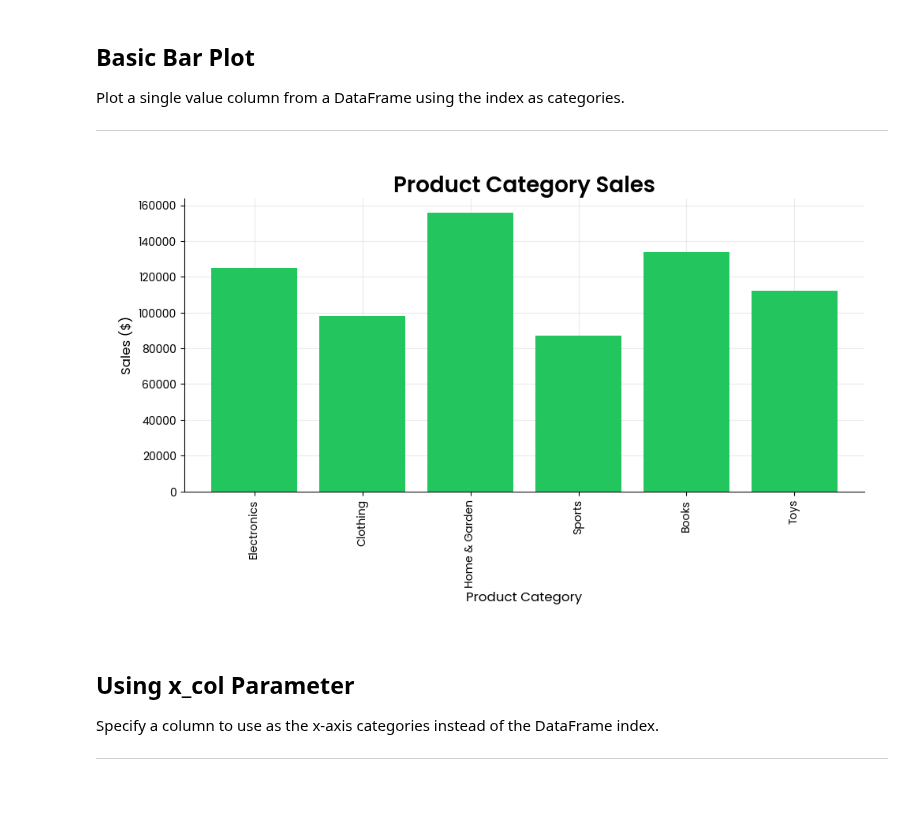
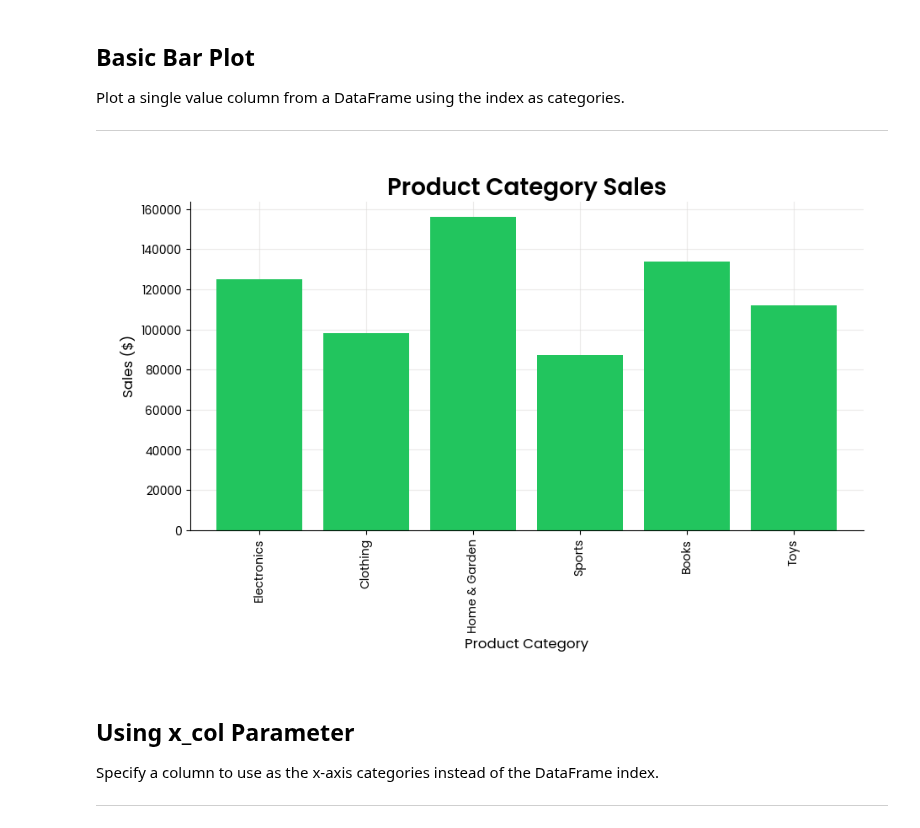
Before and after one commit to Data-Simply/pyretailscience, a Jupyter notebook: docs/gallery/plots/bar.ipynb, the cells around one changed output. Drawn from its saved outputs; the diff is of its cells as text; code cells hidden in the pictures; blank space fills up the shorter version.

```diff
--- a/docs/gallery/plots/bar.ipynb
+++ b/docs/gallery/plots/bar.ipynb
@@ -33,23 +33,22 @@ Plot a single value column from a DataFrame using the index as categories.
 # %%
 # Create sample product sales data
 product_sales = pd.DataFrame(
     {
         "sales": [125000, 98000, 156000, 87000, 134000, 112000],
     },
     index=["Electronics", "Clothing", "Home & Garden", "Sports", "Books", "Toys"],
 )
 
 ax = bar.plot(
     product_sales,
     value_col="sales",
     title="Product Category Sales",
     x_label="Product Category",
     y_label="Sales ($)",
 )
-plt.tight_layout(pad=2.0)
 plt.show()
 # %% [output]
-[figure, old version]
+[figure, new version]
 # %% [markdown]
 ## Using x_col Parameter
 
```
Also changed, not shown: parts of 9 cells of this notebook, 1 other file.
